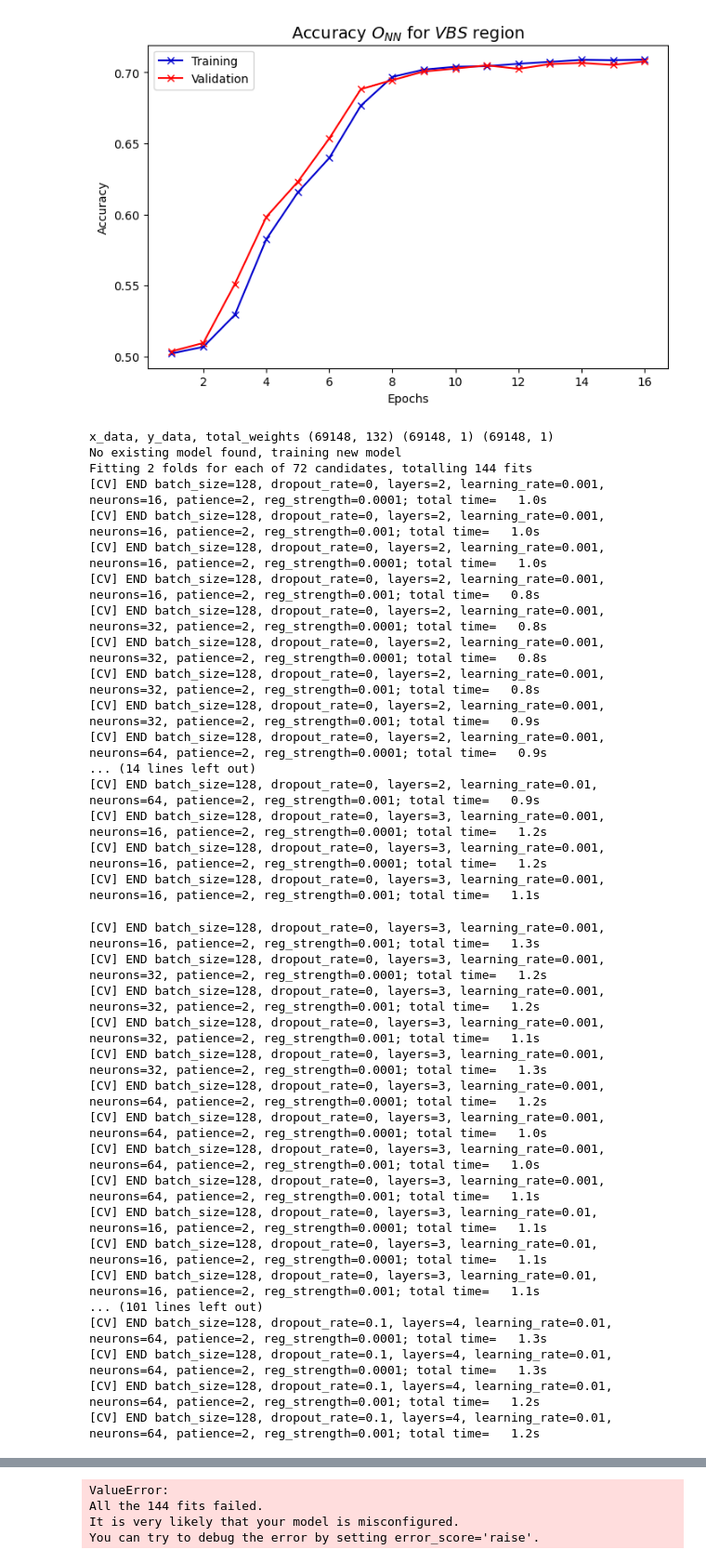
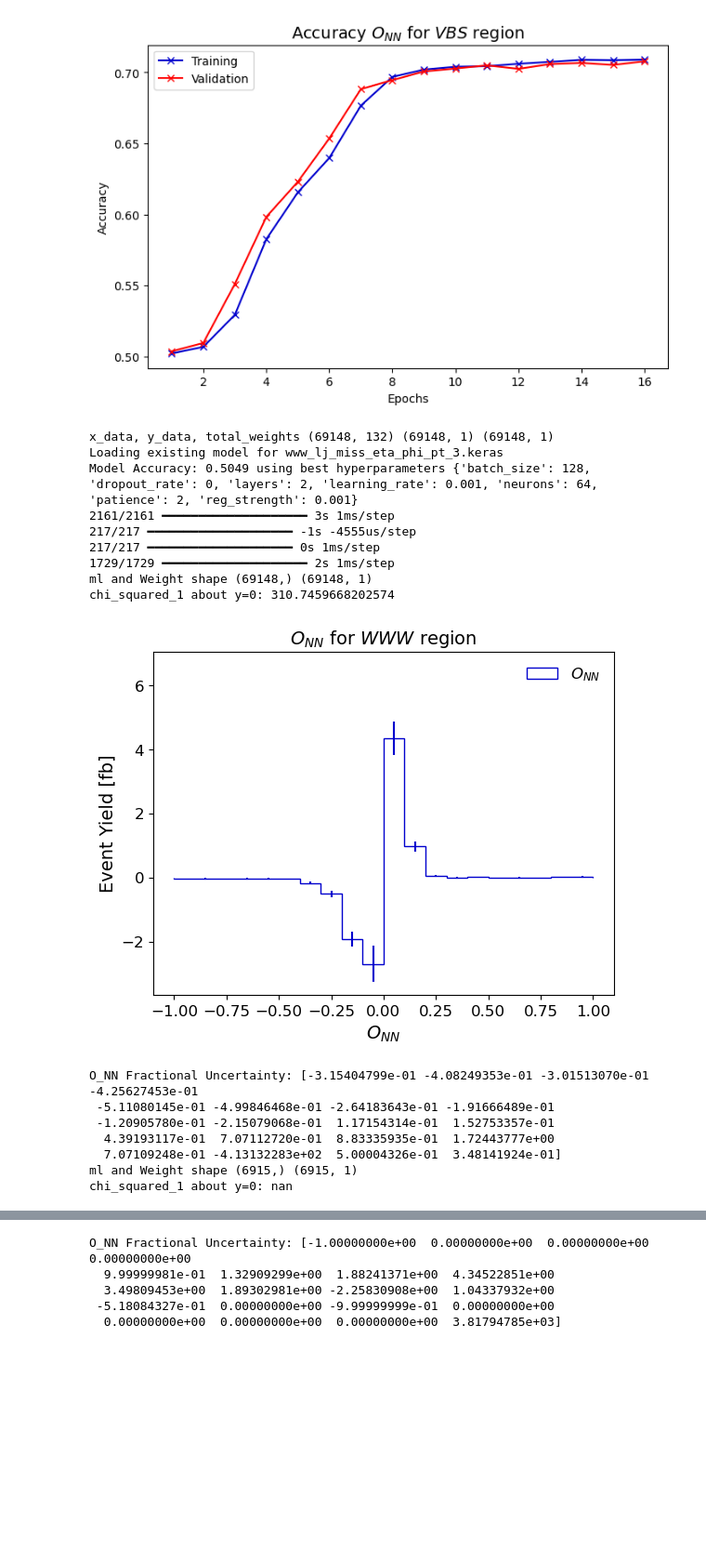
Before and after one commit to finfullerton/MPhys-Project, a Jupyter notebook: Full_analysis/ML_observables_classes.ipynb, the cells around one changed output, grey strips where cells are left out. Shown at 93% size. Cells and saved outputs as stored; diff of their text form; code cells hidden in the pictures; blank space fills up the shorter version.

```diff
--- a/Full_analysis/ML_observables_classes.ipynb
+++ b/Full_analysis/ML_observables_classes.ipynb
@@ -611,7 +645,7 @@ O_NN Fractional Uncertainty: [-0.22360961 -0.06712773 -0.01860172 -0.01626247 -0
 # %%
 def __main__():
     www_data = DataLoader("analysis_3_data/WWW_data_cwtil_large_3.feather", ['Electron.Eta', 'Electron.Phi', 'Electron.PT', 'Muon.Eta', 'Muon.Phi', 'Muon.PT', 'Jet.Eta', 'Jet.Phi', 'Jet.PT', 'MissingET.MET', 'MissingET.Eta','MissingET.Phi', 'MissingET.PT'], 368)
-    model_filename = "www_lj_miss_eta_phi_pt_3_loss.keras"
+    model_filename = "www_lj_miss_eta_phi_pt_3.keras"
 
     param_grid = {
             'learning_rate': [0.001, 0.01],
@@ -621,63 +655,46 @@ def __main__():
             'patience': [2],
             'batch_size': [128],
             'dropout_rate': [0, 0.1],
         }
 
     if os.path.exists(model_filename):
         print(f"Loading existing model for {model_filename}")
     else:
         print("No existing model found, training new model")
         www_model = MLModel(www_data.scaler)
         www_model.grid_search(www_data.x_train, www_data.y_train, www_data.x_validate, www_data.y_validate, param_grid, model_filename)
 
     www_model, www_history = MLModel.load_ml_model(model_filename, www_data.scaler)
 
     www_total_results = www_model.predict(www_data.x_data)
     www_test_results = www_model.predict(www_data.x_test)
     www_validate_results = www_model.predict(www_data.x_validate)
     www_train_results = www_model.predict(www_data.x_train)
 
     Plotter.plot_ml_observable(www_total_results, www_data.total_weights, "WWW", model_filename)
     Plotter.plot_ml_observable(www_test_results, www_data.test_weights, "WWW", model_filename)
     Plotter.plot_test_validation_ml_observable(www_test_results, www_validate_results, www_train_results, www_data.test_weights, www_data.validate_weights, www_data.train_weights, "WWW", model_filename)
     Plotter.plot_separate_ml_observable(www_total_results, www_data.total_weights, "WWW", model_filename)
     Plotter.plot_loss(www_history, "WWW", model_filename)
     Plotter.plot_accuracy(www_history, "WWW", model_filename)
 
 if __name__ == '__main__':
     __main__()
 # %% [output]
 x_data, y_data, total_weights (69148, 132) (69148, 1) (69148, 1)
-No existing model found, training new model
-Fitting 2 folds for each of 72 candidates, totalling 144 fits
-[CV] END batch_size=128, dropout_rate=0, layers=2, learning_rate=0.001, neurons=16, patience=2, reg_strength=0.0001; total time=   1.0s
-[CV] END batch_size=128, dropout_rate=0, layers=2, learning_rate=0.001, neurons=16, patience=2, reg_strength=0.001; total time=   1.0s
-[CV] END batch_size=128, dropout_rate=0, layers=2, learning_rate=0.001, neurons=16, patience=2, reg_strength=0.0001; total time=   1.0s
-[CV] END batch_size=128, dropout_rate=0, layers=2, learning_rate=0.001, neurons=16, patience=2, reg_strength=0.001; total time=   0.8s
-[CV] END batch_size=128, dropout_rate=0, layers=2, learning_rate=0.001, neurons=32, patience=2, reg_strength=0.0001; total time=   0.8s
-[CV] END batch_size=128, dropout_rate=0, layers=2, learning_rate=0.001, neurons=32, patience=2, reg_strength=0.0001; total time=   0.8s
-[CV] END batch_size=128, dropout_rate=0, layers=2, learning_rate=0.001, neurons=32, patience=2, reg_strength=0.001; total time=   0.8s
-[CV] END batch_size=128, dropout_rate=0, layers=2, learning_rate=0.001, neurons=32, patience=2, reg_strength=0.001; total time=   0.9s
-[CV] END batch_size=128, dropout_rate=0, layers=2, learning_rate=0.001, neurons=64, patience=2, reg_strength=0.0001; total time=   0.9s
-... (14 lines left out)
-[CV] END batch_size=128, dropout_rate=0, layers=2, learning_rate=0.01, neurons=64, patience=2, reg_strength=0.001; total time=   0.9s
-[CV] END batch_size=128, dropout_rate=0, layers=3, learning_rate=0.001, neurons=16, patience=2, reg_strength=0.0001; total time=   1.2s
-[CV] END batch_size=128, dropout_rate=0, layers=3, learning_rate=0.001, neurons=16, patience=2, reg_strength=0.0001; total time=   1.2s
-[CV] END batch_size=128, dropout_rate=0, layers=3, learning_rate=0.001, neurons=16, patience=2, reg_strength=0.001; total time=   1.1s
+Loading existing model for www_lj_miss_eta_phi_pt_3.keras
+Model Accuracy: 0.5049 using best hyperparameters {'batch_size': 128, 'dropout_rate': 0, 'layers': 2, 'learning_rate': 0.001, 'neurons': 64, 'patience': 2, 'reg_strength': 0.001}
+2161/2161 ━━━━━━━━━━━━━━━━━━━━ 3s 1ms/step
+217/217 ━━━━━━━━━━━━━━━━━━━━ -1s -4555us/step
+217/217 ━━━━━━━━━━━━━━━━━━━━ 0s 1ms/step
+1729/1729 ━━━━━━━━━━━━━━━━━━━━ 2s 1ms/step
+ml and Weight shape (69148,) (69148, 1)
+chi_squared_1 about y=0: 310.7459668202574
+[figure, added]
-[CV] END batch_size=128, dropout_rate=0, layers=3, learning_rate=0.001, neurons=16, patience=2, reg_strength=0.001; total time=   1.3s
-[CV] END batch_size=128, dropout_rate=0, layers=3, learning_rate=0.001, neurons=32, patience=2, reg_strength=0.0001; total time=   1.2s
-[CV] END batch_size=128, dropout_rate=0, layers=3, learning_rate=0.001, neurons=32, patience=2, reg_strength=0.001; total time=   1.2s
-[CV] END batch_size=128, dropout_rate=0, layers=3, learning_rate=0.001, neurons=32, patience=2, reg_strength=0.001; total time=   1.1s
-[CV] END batch_size=128, dropout_rate=0, layers=3, learning_rate=0.001, neurons=32, patience=2, reg_strength=0.0001; total time=   1.3s
-[CV] END batch_size=128, dropout_rate=0, layers=3, learning_rate=0.001, neurons=64, patience=2, reg_strength=0.0001; total time=   1.2s
-[CV] END batch_size=128, dropout_rate=0, layers=3, learning_rate=0.001, neurons=64, patience=2, reg_strength=0.0001; total time=   1.0s
-[CV] END batch_size=128, dropout_rate=0, layers=3, learning_rate=0.001, neurons=64, patience=2, reg_strength=0.001; total time=   1.0s
-[CV] END batch_size=128, dropout_rate=0, layers=3, learning_rate=0.001, neurons=64, patience=2, reg_strength=0.001; total time=   1.1s
-[CV] END batch_size=128, dropout_rate=0, layers=3, learning_rate=0.01, neurons=16, patience=2, reg_strength=0.0001; total time=   1.1s
-[CV] END batch_size=128, dropout_rate=0, layers=3, learning_rate=0.01, neurons=16, patience=2, reg_strength=0.0001; total time=   1.1s
-[CV] END batch_size=128, dropout_rate=0, layers=3, learning_rate=0.01, neurons=16, patience=2, reg_strength=0.001; total time=   1.1s
-... (101 lines left out)
-[CV] END batch_size=128, dropout_rate=0.1, layers=4, learning_rate=0.01, neurons=64, patience=2, reg_strength=0.0001; total time=   1.3s
-[CV] END batch_size=128, dropout_rate=0.1, layers=4, learning_rate=0.01, neurons=64, patience=2, reg_strength=0.0001; total time=   1.3s
-[CV] END batch_size=128, dropout_rate=0.1, layers=4, learning_rate=0.01, neurons=64, patience=2, reg_strength=0.001; total time=   1.2s
-[CV] END batch_size=128, dropout_rate=0.1, layers=4, learning_rate=0.01, neurons=64, patience=2, reg_strength=0.001; total time=   1.2s
+O_NN Fractional Uncertainty: [-3.15404799e-01 -4.08249353e-01 -3.01513070e-01 -4.25627453e-01
+ -5.11080145e-01 -4.99846468e-01 -2.64183643e-01 -1.91666489e-01
+ -1.20905780e-01 -2.15079068e-01  1.17154314e-01  1.52753357e-01
+  4.39193117e-01  7.07112720e-01  8.83335935e-01  1.72443777e+00
+  7.07109248e-01 -4.13132283e+02  5.00004326e-01  3.48141924e-01]
+ml and Weight shape (6915,) (6915, 1)
+chi_squared_1 about y=0: nan
@@ -684,4 +702,5 @@ Fitting 2 folds for each of 72 candidates, totalling 144 fits
-ValueError:
-All the 144 fits failed.
-It is very likely that your model is misconfigured.
-You can try to debug the error by setting error_score='raise'.
+O_NN Fractional Uncertainty: [-1.00000000e+00  0.00000000e+00  0.00000000e+00  0.00000000e+00
+  9.99999981e-01  1.32909299e+00  1.88241371e+00  4.34522851e+00
+  3.49809453e+00  1.89302981e+00 -2.25830908e+00  1.04337932e+00
+ -5.18084327e-01  0.00000000e+00 -9.99999999e-01  0.00000000e+00
+  0.00000000e+00  0.00000000e+00  0.00000000e+00  3.81794785e+03]
```
Also changed, not shown: parts of 3 cells of this notebook, 12 other files.
